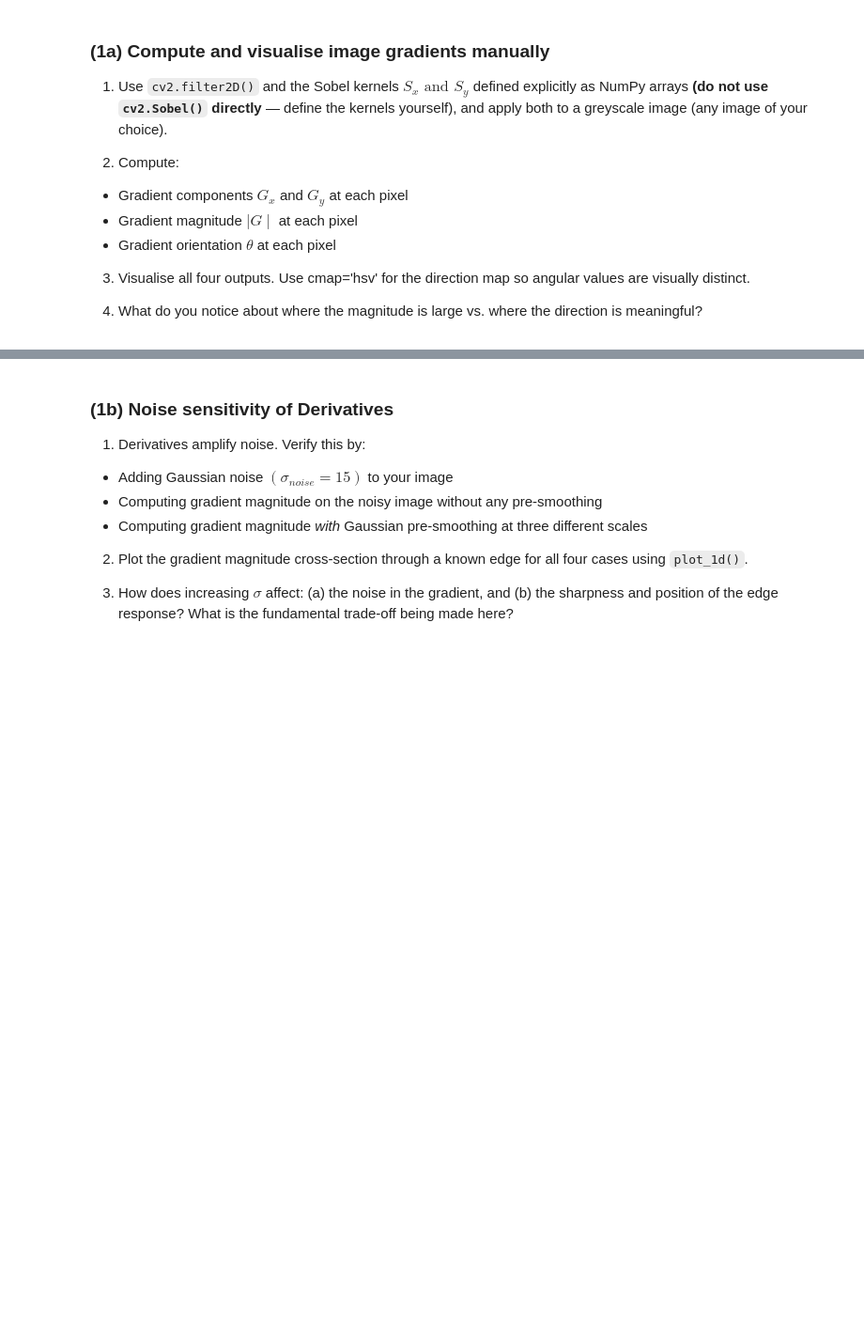
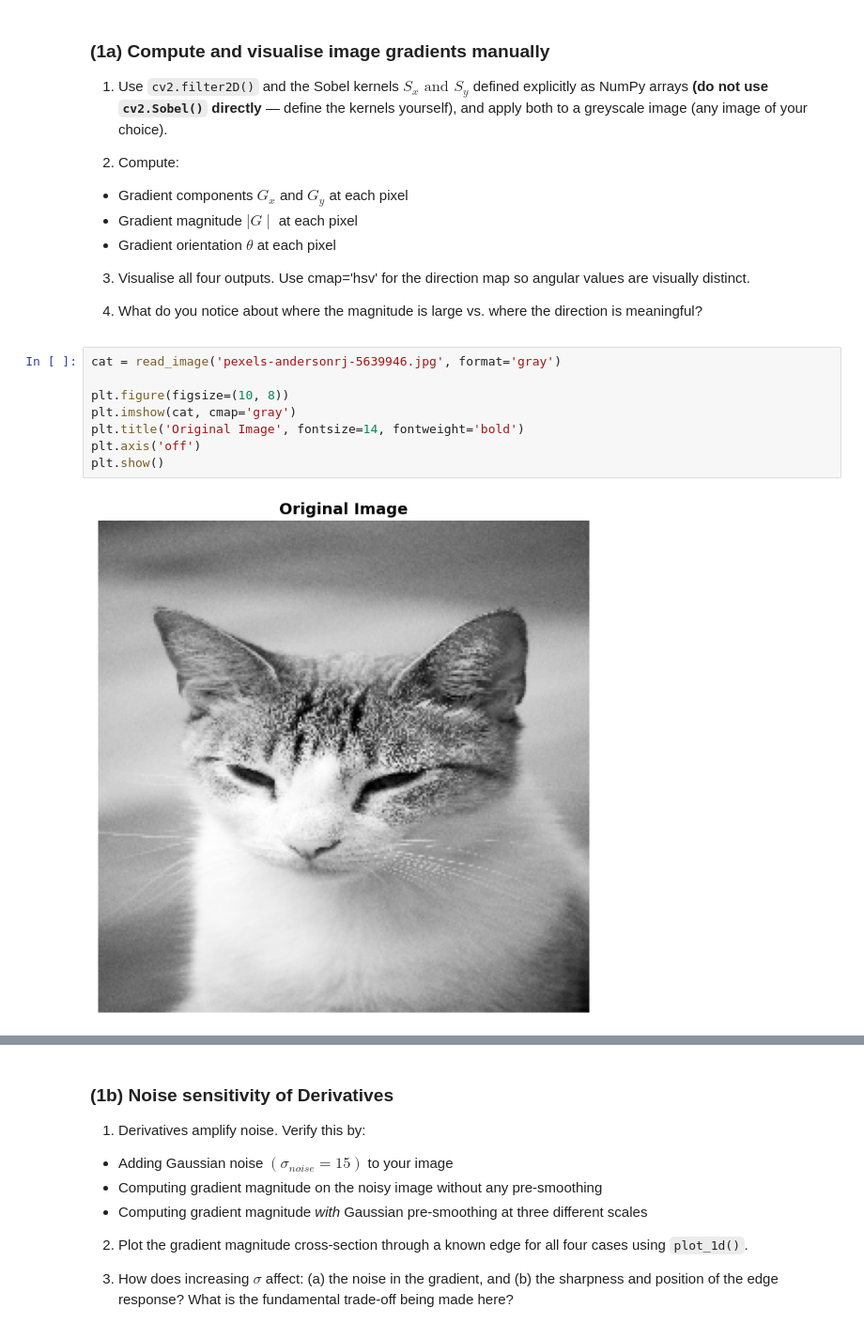
Before and after one commit to eattar/2DIP, a Jupyter notebook: Exercise_2/exercise_2.ipynb, the cells around one changed output, grey strips where cells are left out. Shown at 94% size. Saved outputs shown, nothing was run; the diff lists cells and outputs as text; blank space fills up the shorter version.

```diff
--- a/Exercise_2/exercise_2.ipynb
+++ b/Exercise_2/exercise_2.ipynb
@@ -169,3 +169,13 @@ def plot_1d(signals, labels=None, title=None, xlabel='Pixel', ylabel='Intensity'
 3. Visualise all four outputs. Use cmap='hsv' for the direction map so angular values are visually distinct.
 
 4. What do you notice about where the magnitude is large vs. where the direction is meaningful?
+# %%
+cat = read_image('pexels-andersonrj-5639946.jpg', format='gray')
+
+plt.figure(figsize=(10, 8))
+plt.imshow(cat, cmap='gray')
+plt.title('Original Image', fontsize=14, fontweight='bold')
+plt.axis('off')
+plt.show()
+# %% [output]
+[figure, added]
```
Also changed, not shown: parts of 4 cells of this notebook, 2 other files.
